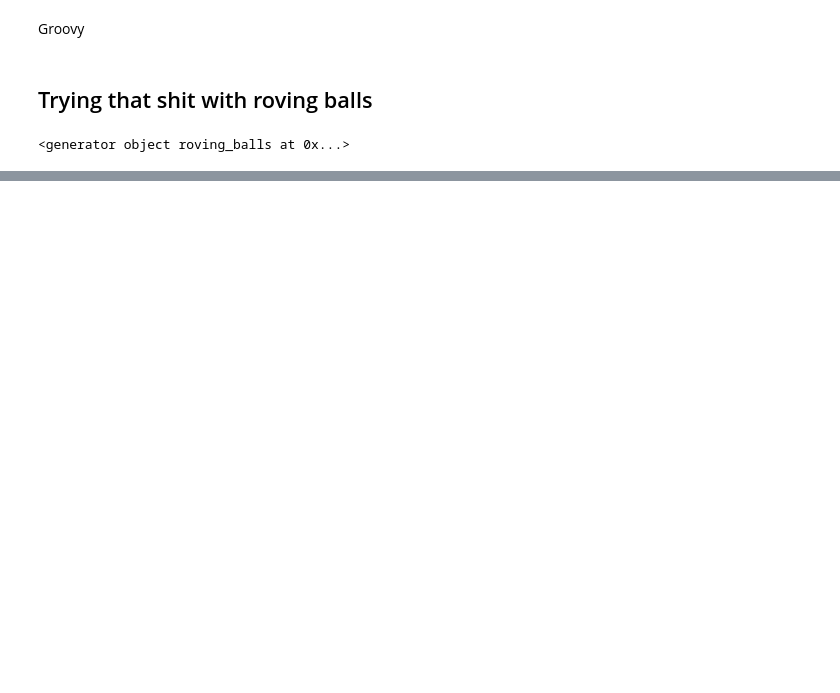
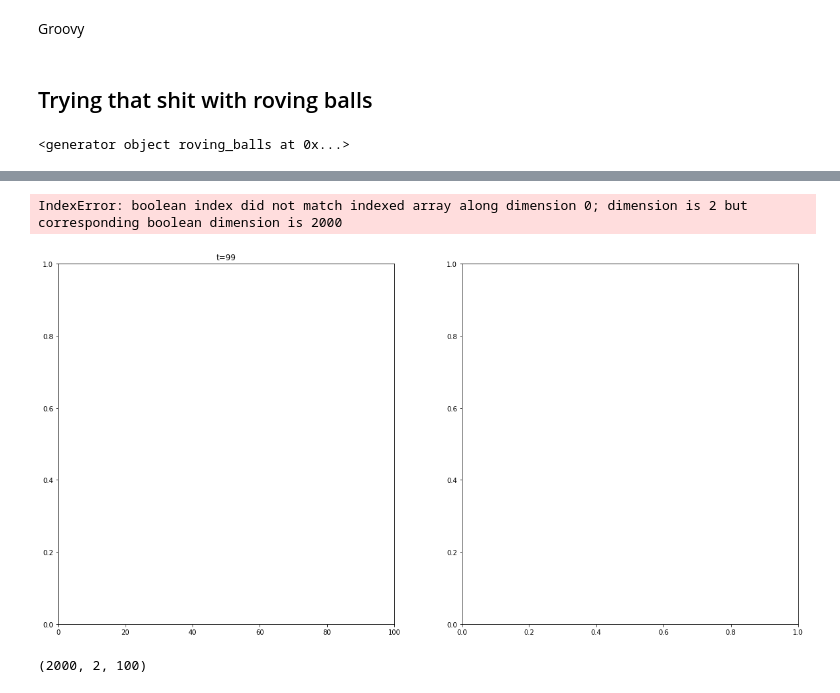
Before and after one commit to AndreasAlam/olac, a Jupyter notebook: notebooks/sbe_vis_demo_dev.ipynb, the cells around one changed output, grey strips where cells are left out. Saved outputs shown, nothing was run; the diff lists cells and outputs as text; code cells hidden in the pictures; blank space fills up the shorter version.

```diff
--- a/notebooks/sbe_vis_demo_dev.ipynb
+++ b/notebooks/sbe_vis_demo_dev.ipynb
@@ -139,0 +272,42 @@ plt.close()
+# %%
+new_pred = []
+new_acc = []
+
+for m, X in enumerate(moving_data.T):
+    new_pred, acc = vis.get_new_accuracy(X.T, labels[:,0], weights = (w1, b1, w2, b2))
+    new_acc.append(acc)
+
+    plt.figure(figsize = (20, 10))
+    plt.subplot(121)
+    plt.plot(np.arange(0, m+1), new_acc)
+    plt.xlim(0, 100)
+    plt.ylim(0, 1)
+    plt.title(f't={n}')
+
+
+    plt.subplot(122)
+    x1 = np.linspace(-10,100,100)
+    x2 = np.linspace(-1,100,100)
+    fun_map = np.empty((x1.size, x2.size))
+    for n,i in enumerate(x1):
+        for m,j in enumerate(x2):
+            fun_map[m,n] = pc.prediction([i,j], w1, b1, w2, b2)
+
+# #             plt.subplot(int(np.round(nr_epochs/10/2))+2,2,s)
+#     plt.imshow(fun_map, extent=[x1.min(), x1.max(), x2.min(), x2.max()],
+#                vmin=0, vmax=1, aspect='auto', origin='lower')
+#     plt.colorbar()
+    plt.scatter(*moving_data[new_pred==1,:].T, color='r', s=1)
+    plt.scatter(*moving_data[new_pred==0,:].T, color='g', s=1)
+#     plt.xlim(-1, 100)
+#     plt.ylim(-1, 100)
+    display.clear_output(wait=True)
+    display.display(plt.gcf())
+    plt.close()
+# %% [output]
+IndexError: boolean index did not match indexed array along dimension 0; dimension is 2 but corresponding boolean dimension is 2000
+[figure, added]
+# %%
+for n in range(100):
+# %% [output]
+(2000, 2, 100)
```
Also changed, not shown: parts of 21 cells of this notebook, 1 other file.
